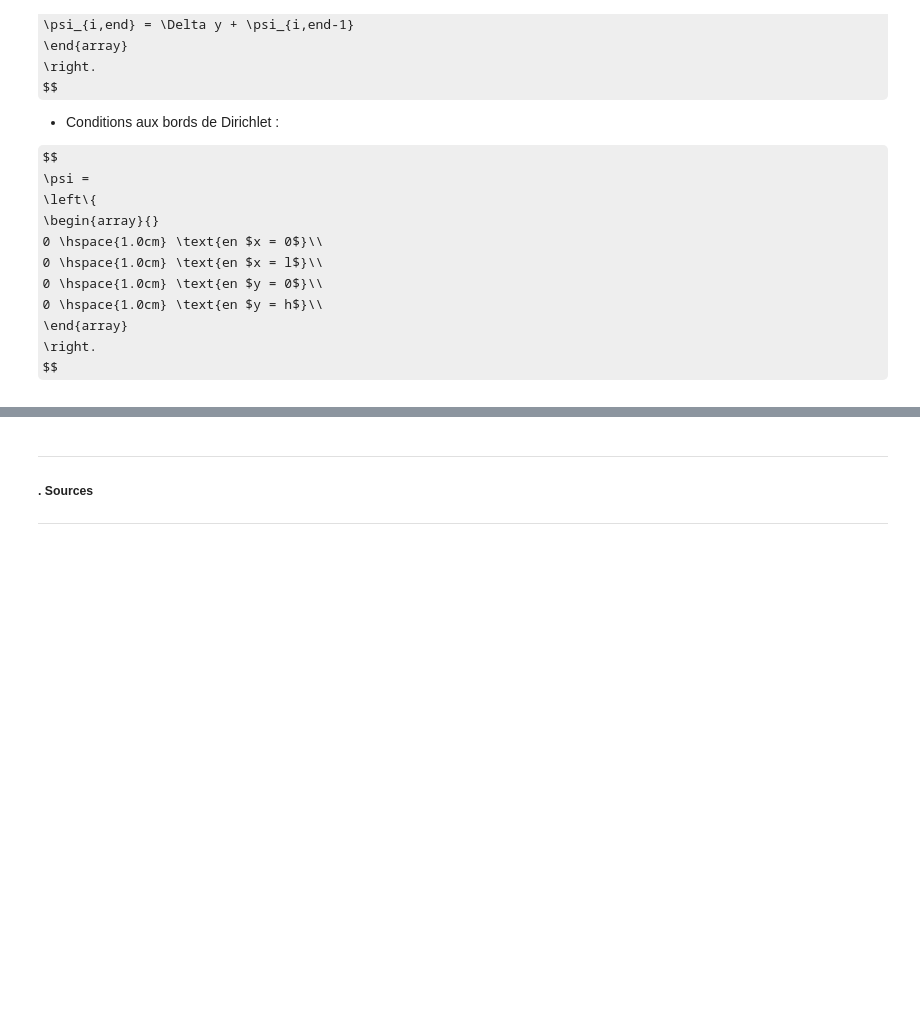
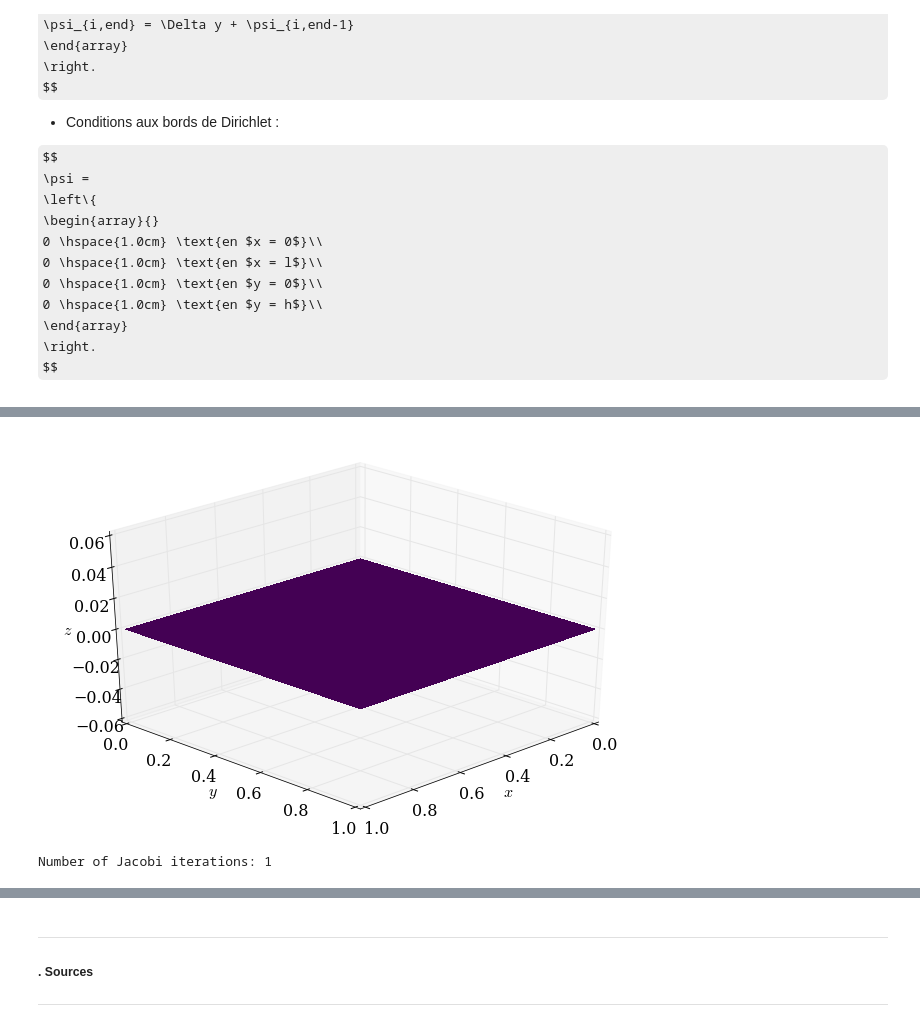
Before and after one commit to ServranckxChristophe/numerical-mooc, a Jupyter notebook: working/Stokes_flow.ipynb, the cells around one changed output, grey strips where cells are left out. Drawn from its saved outputs; the diff is of its cells as text; code cells hidden in the pictures; some formulas as TeX source; blank space fills up the shorter version.

```diff
--- a/working/Stokes_flow.ipynb
+++ b/working/Stokes_flow.ipynb
@@ -272,3 +205,29 @@ def laplace2d(om, psi, dx, dy, l2_target):
+# %%
+def plot_3D(x, y, psi):
+    '''Creates 3D plot with appropriate limits and viewing angle
+
+    Parameters:
+    ----------
+    x: array of float
+        nodal coordinates in x
+    y: array of float
+        nodal coordinates in y
+    psi: 2D array of float
+        calculated potential field
+
+    '''
+    fig = pyplot.figure(figsize=(11,7), dpi=100)
+    ax = fig.gca(projection='3d')
+    X,Y = numpy.meshgrid(x,y)
+    surf = ax.plot_surface(X,Y,psi[:], rstride=1, cstride=1, cmap=cm.viridis,
+            linewidth=0, antialiased=False)
+
+    ax.set_xlim(0,1)
+    ax.set_ylim(0,1)
+    ax.set_xlabel('$x$')
+    ax.set_ylabel('$y$')
+    ax.set_zlabel('$z$')
+    ax.view_init(30,45)
 # %%
 nx = 41
 ny = 41
@@ -280,3 +239,11 @@ dx = l/(nx-1)
 dy = h/(ny-1)
 
 l1_target = 1e-6
+
+#Conditions initiales
+psi = numpy.zeros((ny,nx)) ##
+om  = numpy.zeros((ny,nx))
+
+#plotting aids
+x = numpy.linspace(0,1,nx)
+y = numpy.linspace(0,1,ny)
@@ -285,2 +250,8 @@ p = laplace2d(p.copy(), 1e-8)
 # %%
-plot_3D(x,y,p)
+plot_3D(x,y,psi)
+# %% [output]
+[figure, added]
+# %%
+psi = laplace2d(om.copy(), psi.copy(), dx, dy, l1_target)
+# %% [output]
+Number of Jacobi iterations: 1
```
Also changed, not shown: parts of 8 cells of this notebook.
